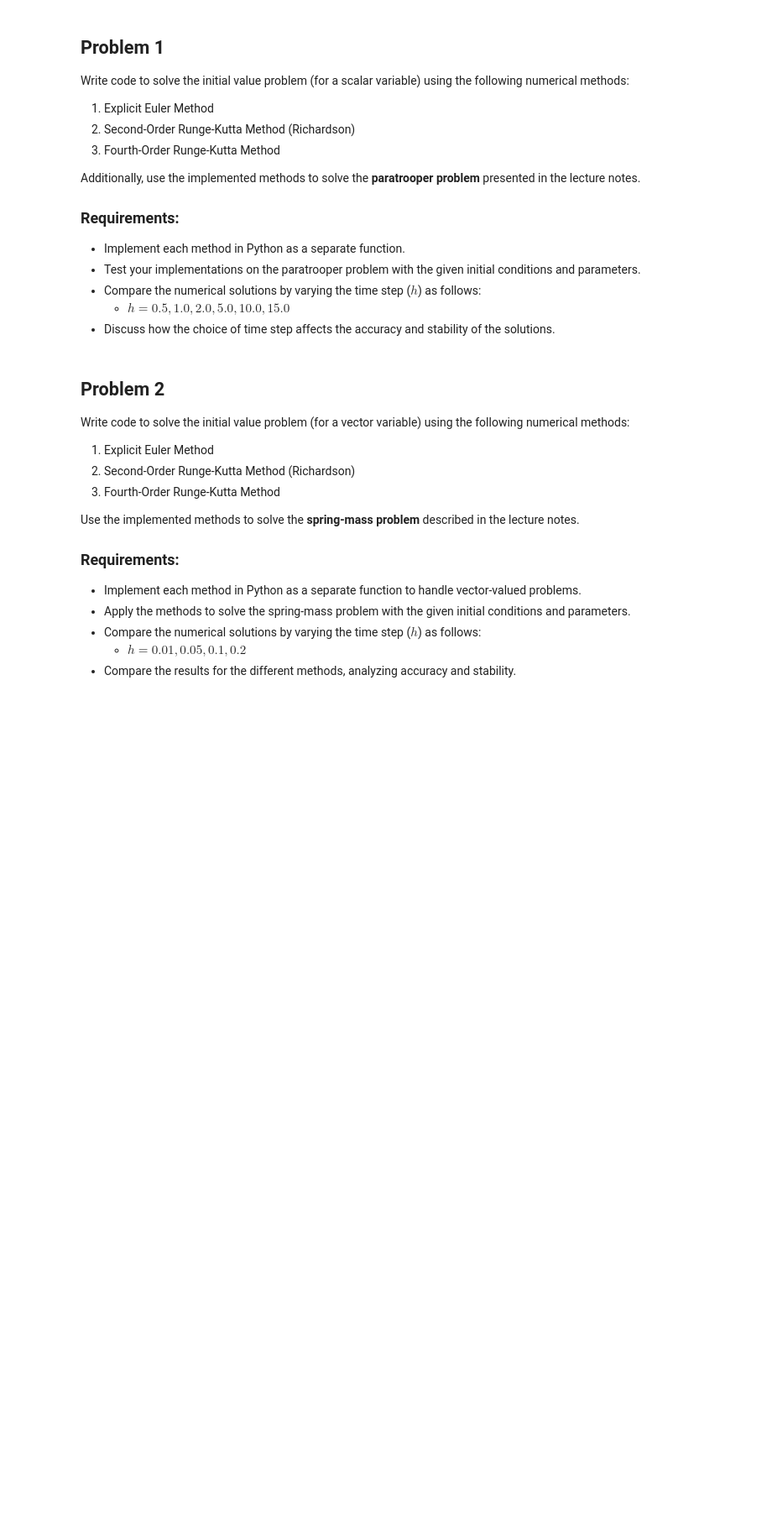
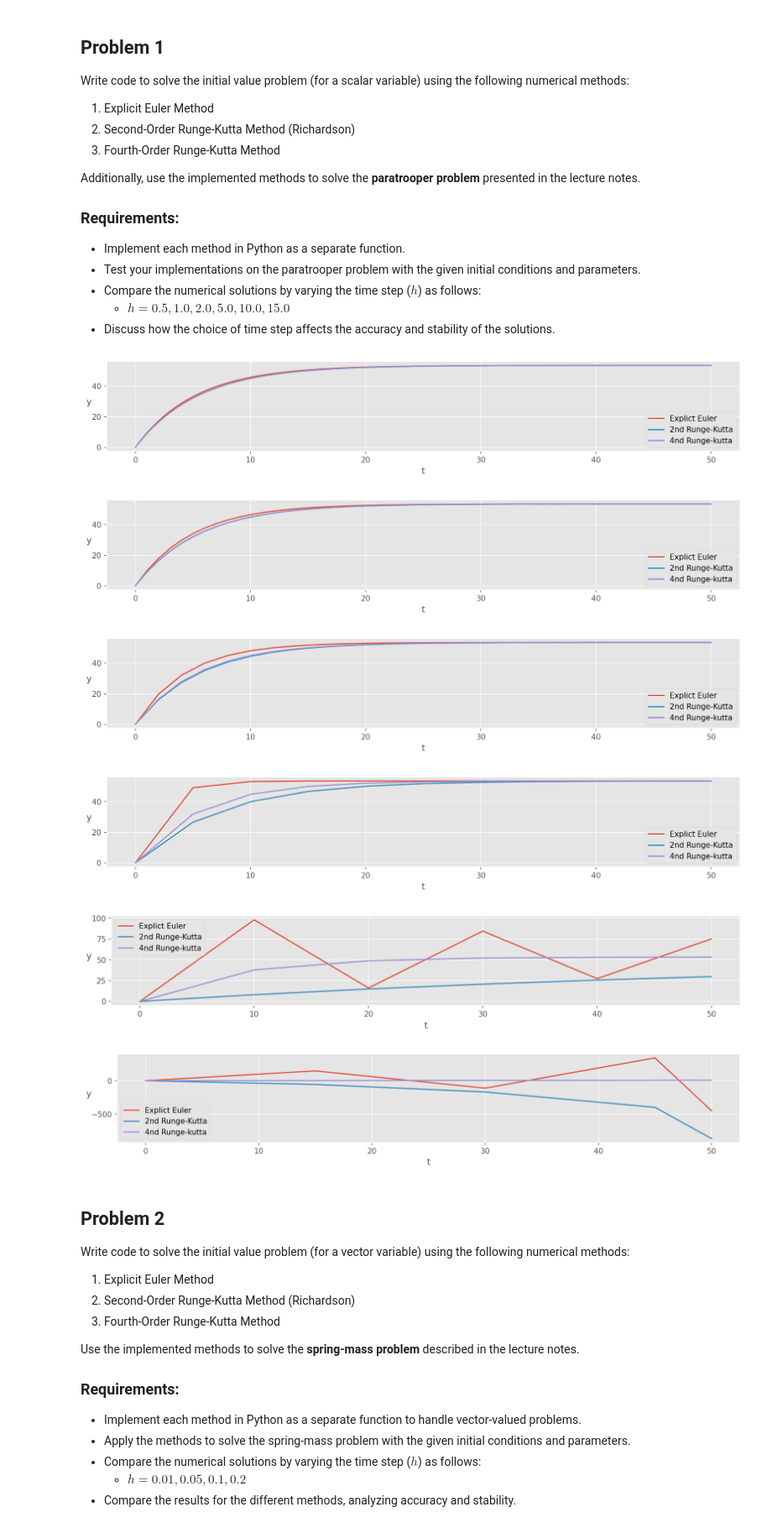
Before and after one commit to Donghoon-Y/inha, a Jupyter notebook: summer study/Assignment_07_IVP_BVP.ipynb, the cells around one changed output. Shown at 84% size. Saved outputs shown, nothing was run; the diff lists cells and outputs as text; code cells hidden in the pictures; blank space fills up the shorter version.

```diff
--- a/summer study/Assignment_07_IVP_BVP.ipynb
+++ b/summer study/Assignment_07_IVP_BVP.ipynb
@@ -89,6 +97,16 @@ def runge_kutta2(f, tspan, y0, h):
         solutions
     """
     # YOUR CODE HERE
+    t = np.arange(tspan[0], tspan[1], h)
+    t = np.insert(t, len(t), tspan[1])
+
+    y = np.empty_like(t)
+    y[0] = y0
+    for i, ti in enumerate(t):
+        if i < len(y) - 1:
+            k1 = f(ti, y[i])
+            k2 = f(ti + 3/4*h, y[i] + 3/4*k1*h)
+            y[i+1] = y[i] + h*(k1 + 2*k2)/3
 
     return t, y
 # %%
@@ -116,26 +134,62 @@ def runge_kutta4(f, tspan, y0, h):
         solutions
     """
     # YOUR CODE HERE
+    t = np.arange(tspan[0], tspan[1], h)
+    t = np.insert(t, len(t), tspan[1])
+
+    y = np.empty_like(t)
+    y[0] = y0
+
+    for i, ti in enumerate(t) :
+        if i < len(y) - 1:
+            k1 = f(ti, y[i])
+            k2 = f(ti + 1/2*h, y[i] + 1/2*k1*h)
+            k3 = f(ti + 1/2*h, y[i] + 1/2*k2*h)
+            k4 = f(ti + h, y[i] + k3*h)
+            y[i+1] = y[i] + h*(k1 + 2*k2 + 2*k3 + k4)/6
 
     return t, y
 # %%
 import numpy as np
 
 # Paratrooper problem
 m, c, g = 68.1, 12.5, 9.81
 
 # function
 def f(t, v):
     return g - c/m*v
 
 # Time step
 h = 2.0
 eet, eey = explicit_euler(f, (0, 50), 0, h)
 r2t, r2y = runge_kutta2(f, (0, 50), 0, h)
 r4t, r4y = runge_kutta4(f, (0, 50), 0, h)
 
 # Verification
 # Plot exact solution and numerical solution
+
+h_list = [0.5, 1.0, 2.0, 5.0, 10.0, 15.0]
+
+for i in range(len(h_list)) :
+    eet, eey = explicit_euler(f, (0, 50), 0, h_list[i])
+    r2t, r2y = runge_kutta2(f, (0, 50), 0, h_list[i])
+    r4t, r4y = runge_kutta4(f, (0, 50), 0, h_list[i])
+    plt.figure(figsize=(15,15))
+    plt.subplot(6,1,i+1)
+    plt.plot(eet, eey, label = 'Explict Euler')
+    plt.plot(r2t, r2y, label = '2nd Runge-Kutta')
+    plt.plot(r4t, r4y, label = '4nd Runge-kutta')
+    plt.xlabel('t')
+    plt.ylabel("y",rotation = 0)
+    plt.legend()
+    plt.show()
+# %% [output]
+[figure, added]
+[figure, added]
+[figure, added]
+[figure, added]
+[figure, added]
+[figure, added]
 # %%
 # Check your solution
 assert r4y[25] - 53.439347 < 1e-6
```
Also changed, not shown: parts of 10 cells of this notebook, 1 other file.
